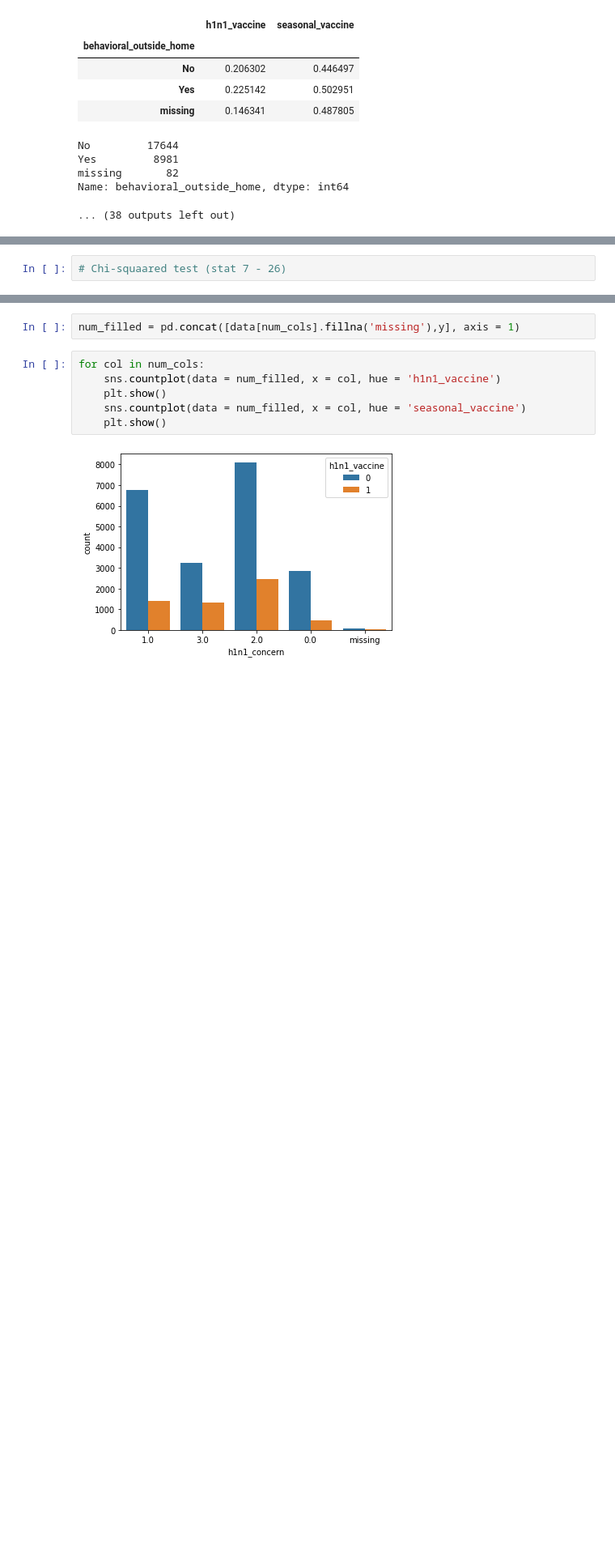
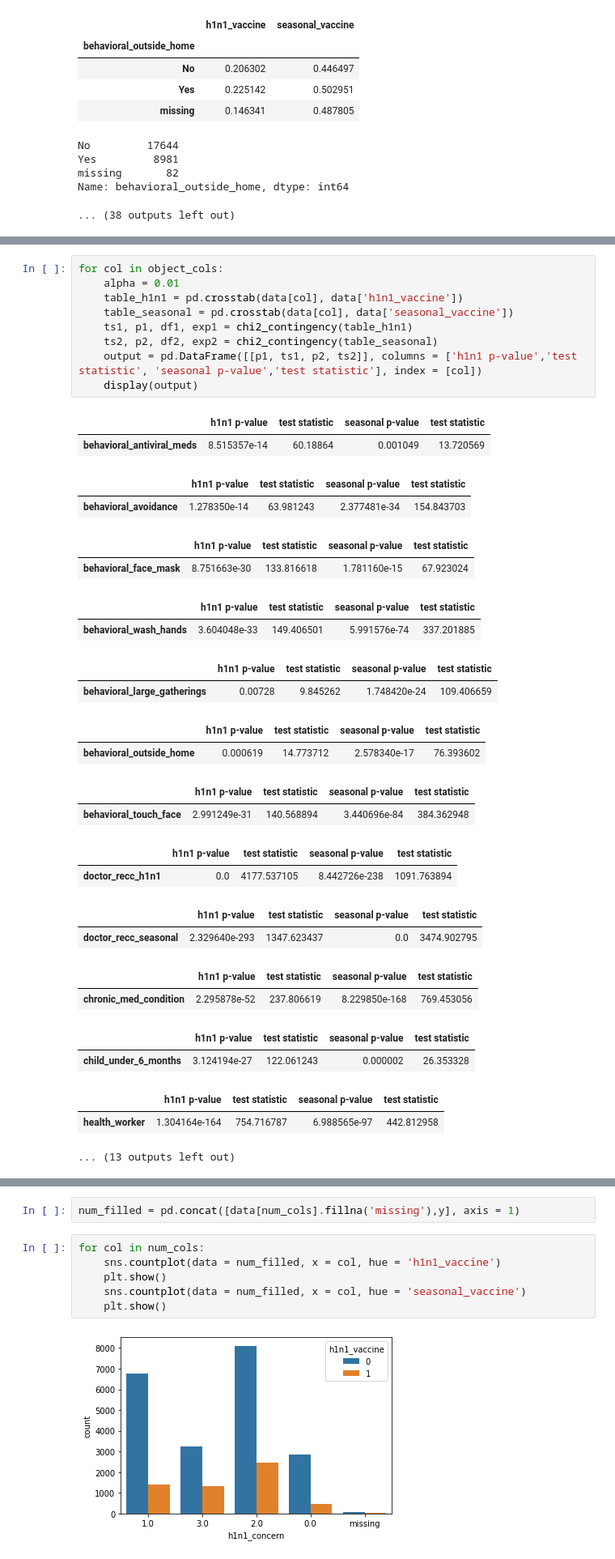
Before and after one commit to talanthier/h1n1-flu-vaccine-prediction, a Jupyter notebook: flu_exploration_01.ipynb, the cells around one changed output, grey strips where cells are left out. Shown at 81% size. Drawn from its saved outputs; the diff is of its cells as text; blank space fills up the shorter version.

Commit message:
added chi squared test

```diff
--- a/flu_exploration_01.ipynb
+++ b/flu_exploration_01.ipynb
@@ -273,2 +274,35 @@ We may conduct further statistical analysis to see whether the difference in pro
-# %%
-# Chi-squaared test (stat 7 - 26)
+# %%
+for col in object_cols:
+    alpha = 0.01
+    table_h1n1 = pd.crosstab(data[col], data['h1n1_vaccine'])
+    table_seasonal = pd.crosstab(data[col], data['seasonal_vaccine'])
+    ts1, p1, df1, exp1 = chi2_contingency(table_h1n1)
+    ts2, p2, df2, exp2 = chi2_contingency(table_seasonal)
+    output = pd.DataFrame([[p1, ts1, p2, ts2]], columns = ['h1n1 p-value','test statistic', 'seasonal p-value','test statistic'], index = [col])
+    display(output)
+# %% [output]
+|  | h1n1 p-value | test statistic | seasonal p-value | test statistic |
+| behavioral_antiviral_meds | 8.515357e-14 | 60.18864 | 0.001049 | 13.720569 |
+|  | h1n1 p-value | test statistic | seasonal p-value | test statistic |
+| behavioral_avoidance | 1.278350e-14 | 63.981243 | 2.377481e-34 | 154.843703 |
+|  | h1n1 p-value | test statistic | seasonal p-value | test statistic |
+| behavioral_face_mask | 8.751663e-30 | 133.816618 | 1.781160e-15 | 67.923024 |
+|  | h1n1 p-value | test statistic | seasonal p-value | test statistic |
+| behavioral_wash_hands | 3.604048e-33 | 149.406501 | 5.991576e-74 | 337.201885 |
+|  | h1n1 p-value | test statistic | seasonal p-value | test statistic |
+| behavioral_large_gatherings | 0.00728 | 9.845262 | 1.748420e-24 | 109.406659 |
+|  | h1n1 p-value | test statistic | seasonal p-value | test statistic |
+| behavioral_outside_home | 0.000619 | 14.773712 | 2.578340e-17 | 76.393602 |
+|  | h1n1 p-value | test statistic | seasonal p-value | test statistic |
+| behavioral_touch_face | 2.991249e-31 | 140.568894 | 3.440696e-84 | 384.362948 |
+|  | h1n1 p-value | test statistic | seasonal p-value | test statistic |
+| doctor_recc_h1n1 | 0.0 | 4177.537105 | 8.442726e-238 | 1091.763894 |
+|  | h1n1 p-value | test statistic | seasonal p-value | test statistic |
+| doctor_recc_seasonal | 2.329640e-293 | 1347.623437 | 0.0 | 3474.902795 |
+|  | h1n1 p-value | test statistic | seasonal p-value | test statistic |
+| chronic_med_condition | 2.295878e-52 | 237.806619 | 8.229850e-168 | 769.453056 |
+|  | h1n1 p-value | test statistic | seasonal p-value | test statistic |
+| child_under_6_months | 3.124194e-27 | 122.061243 | 0.000002 | 26.353328 |
+|  | h1n1 p-value | test statistic | seasonal p-value | test statistic |
+| health_worker | 1.304164e-164 | 754.716787 | 6.988565e-97 | 442.812958 |
+... (13 outputs left out)
```
Also changed, not shown: parts of 3 cells of this notebook.
